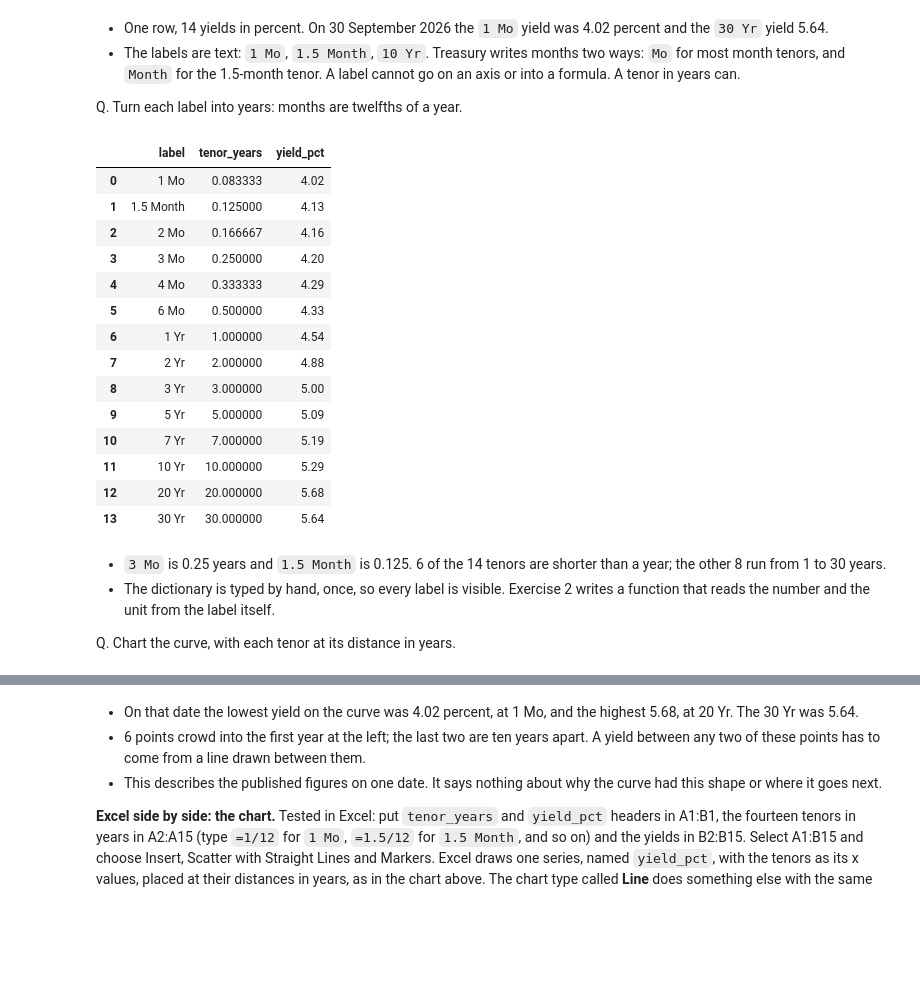
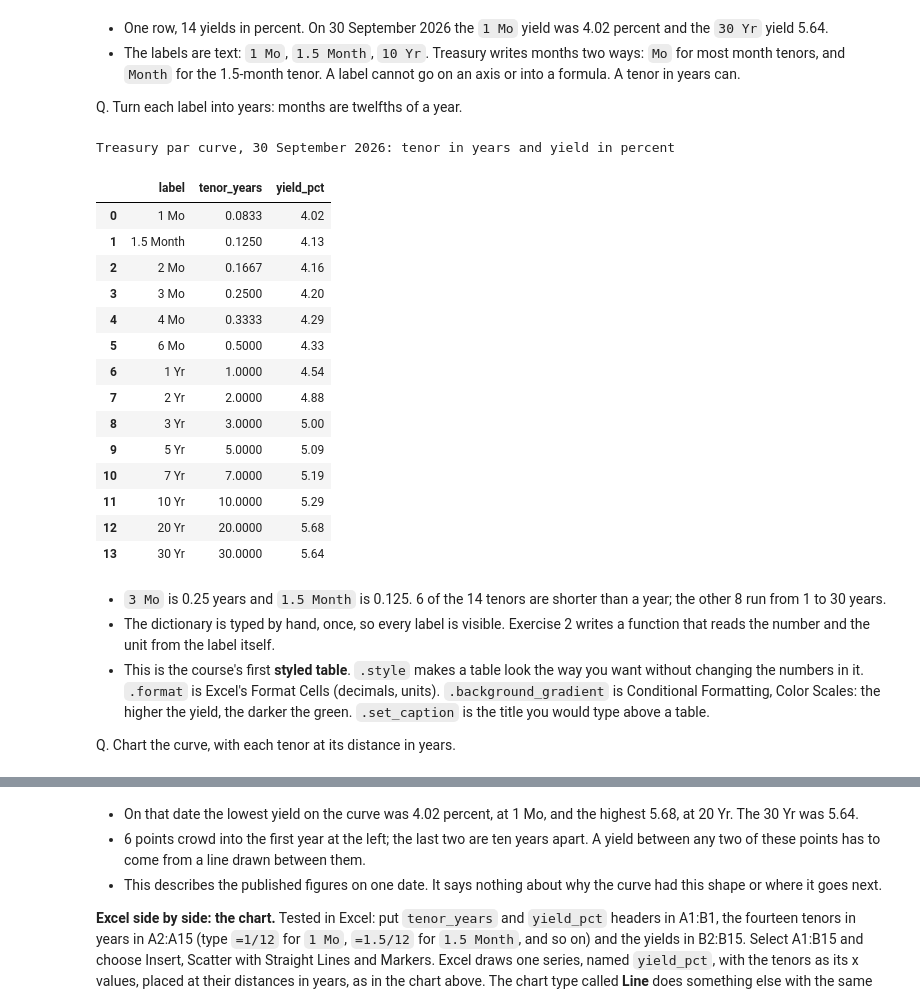
Before and after one commit to lenamonj/python-fixed-income, a Jupyter notebook: course2_bond_math/week3/day1/11_treasury_curve_interpolation.ipynb, the cells around one changed output, grey strips where cells are left out. Cells and saved outputs as stored; diff of their text form; code cells hidden in the pictures; blank space fills up the shorter version.

```diff
--- a/course2_bond_math/week3/day1/11_treasury_curve_interpolation.ipynb
+++ b/course2_bond_math/week3/day1/11_treasury_curve_interpolation.ipynb
@@ -995,33 +1021,42 @@ Q. Turn each label into years: months are twelfths of a year.
 # %%
 # Treasury's labels and the years each stands for, typed once, by hand
 TENOR_YEARS = {"1 Mo": 1 / 12, "1.5 Month": 1.5 / 12, "2 Mo": 2 / 12, "3 Mo": 3 / 12, "4 Mo": 4 / 12, "6 Mo": 6 / 12,
                "1 Yr": 1, "2 Yr": 2, "3 Yr": 3, "5 Yr": 5, "7 Yr": 7, "10 Yr": 10, "20 Yr": 20, "30 Yr": 30}
 
 # the curve as a table: label, tenor in years, yield in percent
+# a dictionary lookup per label, inside a list comprehension: one short line that builds a whole column
 real_curve = pd.DataFrame({"label": curve_row.index, "yield_pct": curve_row.values})
 real_curve["tenor_years"] = [TENOR_YEARS[label] for label in real_curve["label"]]
 
-# a curve must run from the shortest tenor to the longest: stop here if it does not
+# a curve must run from the shortest tenor to the longest: assert stops the notebook with this message if it does not
 assert real_curve["tenor_years"].is_monotonic_increasing, "the tenors are not in order"
-real_curve[["label", "tenor_years", "yield_pct"]]
+
+# a styled table: .style wraps the frame, .format sets the decimals, .background_gradient shades the column,
+# and .set_caption says what the rows are
+(real_curve[["label", "tenor_years", "yield_pct"]].style
+    .format({"tenor_years": "{:.4f}", "yield_pct": "{:.2f}"})
+    .background_gradient(subset=["yield_pct"], cmap="Greens")
+    .set_caption("Treasury par curve, 30 September 2026: tenor in years and yield in percent"))
 # %% [output]
+Treasury par curve, 30 September 2026: tenor in years and yield in percent
 |  | label | tenor_years | yield_pct |
-| 0 | 1 Mo | 0.083333 | 4.02 |
-| 1 | 1.5 Month | 0.125000 | 4.13 |
-| 2 | 2 Mo | 0.166667 | 4.16 |
-| 3 | 3 Mo | 0.250000 | 4.20 |
-| 4 | 4 Mo | 0.333333 | 4.29 |
-| 5 | 6 Mo | 0.500000 | 4.33 |
-| 6 | 1 Yr | 1.000000 | 4.54 |
-| 7 | 2 Yr | 2.000000 | 4.88 |
-| 8 | 3 Yr | 3.000000 | 5.00 |
-| 9 | 5 Yr | 5.000000 | 5.09 |
-| 10 | 7 Yr | 7.000000 | 5.19 |
-| 11 | 10 Yr | 10.000000 | 5.29 |
-| 12 | 20 Yr | 20.000000 | 5.68 |
-| 13 | 30 Yr | 30.000000 | 5.64 |
+| 0 | 1 Mo | 0.0833 | 4.02 |
+| 1 | 1.5 Month | 0.1250 | 4.13 |
+| 2 | 2 Mo | 0.1667 | 4.16 |
+| 3 | 3 Mo | 0.2500 | 4.20 |
+| 4 | 4 Mo | 0.3333 | 4.29 |
+| 5 | 6 Mo | 0.5000 | 4.33 |
+| 6 | 1 Yr | 1.0000 | 4.54 |
+| 7 | 2 Yr | 2.0000 | 4.88 |
+| 8 | 3 Yr | 3.0000 | 5.00 |
+| 9 | 5 Yr | 5.0000 | 5.09 |
+| 10 | 7 Yr | 7.0000 | 5.19 |
+| 11 | 10 Yr | 10.0000 | 5.29 |
+| 12 | 20 Yr | 20.0000 | 5.68 |
+| 13 | 30 Yr | 30.0000 | 5.64 |
 # %% [markdown]
 * `3 Mo` is 0.25 years and `1.5 Month` is 0.125. 6 of the 14 tenors are shorter than a year; the other 8 run from 1 to 30 years.
 * The dictionary is typed by hand, once, so every label is visible. Exercise 2 writes a function that reads the number and the unit from the label itself.
+* This is the course's first **styled table**. `.style` makes a table look the way you want without changing the numbers in it. `.format` is Excel's Format Cells (decimals, units). `.background_gradient` is Conditional Formatting, Color Scales: the higher the yield, the darker the green. `.set_caption` is the title you would type above a table.
 
 Q. Chart the curve, with each tenor at its distance in years.
```
Also changed, not shown: parts of 29 cells of this notebook, 2 other files.
